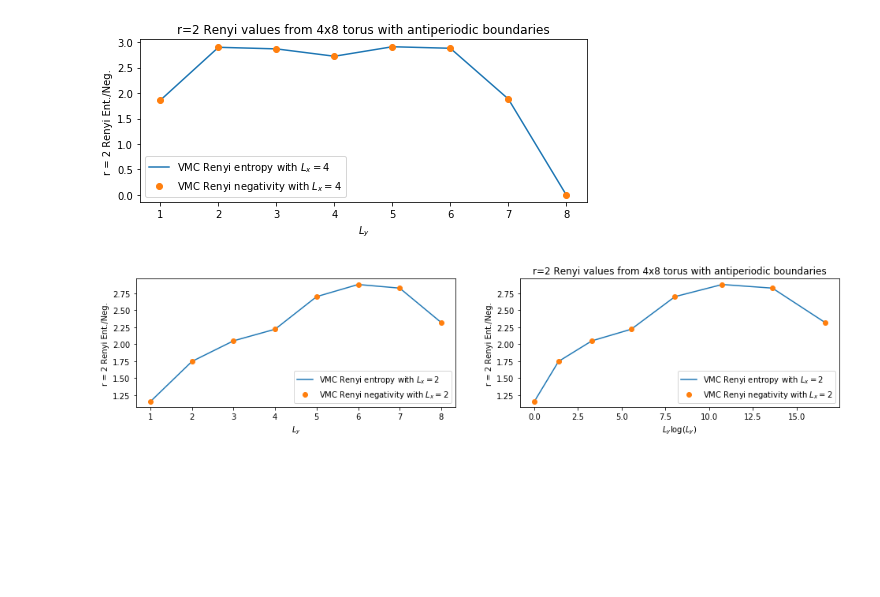
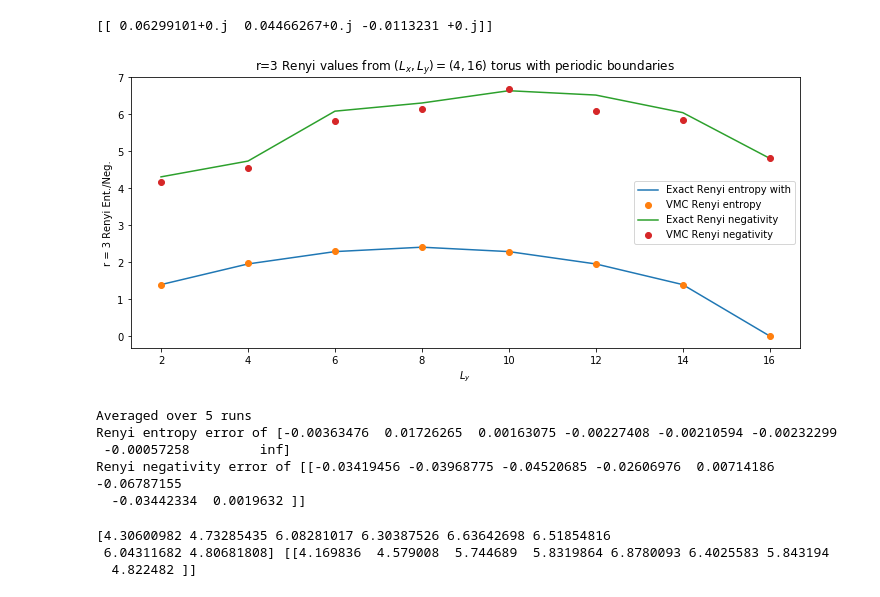
Before and after one commit to hassan-shap/VMC_negativity, a Jupyter notebook: Renyi_N-Negativity_2D.ipynb, the cells around one changed output. Saved outputs shown, nothing was run; the diff lists cells and outputs as text; code cells hidden in the pictures; blank space fills up the shorter version.

```diff
--- a/Renyi_N-Negativity_2D.ipynb
+++ b/Renyi_N-Negativity_2D.ipynb
@@ -354,48 +428,47 @@ Program finished, elapsed time = 1206.5448338985443 sec
+# %%
+print((Nr_vmc.T+Nr_ex)/Nr_ex) #Run multiple iterations
+# %% [output]
+[[ 0.06299101+0.j  0.04466267+0.j -0.0113231 +0.j]]
 # %%
-Nr_vmc_new = np.abs(Nr_vmc)
-Rr_vmc_new = np.abs(Rr_vmc)
+Run += 1
 
-fig = plt.figure(figsize=(8.0, 3.0))
+Nr_ex_r3 += np.abs(Nr_ex)
+Rr_ex_r3 += np.abs(Rr_ex)
+Nr_vmc_r3 += np.abs(Nr_vmc)
+Rr_vmc_r3 += np.abs(Rr_vmc)
+
+N_error = (Nr_vmc_r3.T-Nr_ex_r3)/Nr_ex_r3
+R_error = (Rr_vmc_r3.T-Rr_ex_r3)/Rr_ex_r3
+
+fig = plt.figure(figsize=(12.0, 5.0))
 axes1 = fig.add_subplot(1, 1, 1)
 axes1.set_ylabel("r = %d Renyi Ent./Neg." %(r))
 axes1.set_xlabel('$L_y$',fontsize=10)
 
 
-axes1.plot( Lx_list, Rr_vmc_new, label = 'VMC Renyi entropy with $L_x = 4$')
-axes1.plot( Lx_list, Nr_vmc_new, 'o',label = 'VMC Renyi negativity with $L_x = 4$')
+axes1.plot( Ly_list, Rr_ex_r3/Run, label = 'Exact Renyi entropy with')
+axes1.plot( Ly_list, Rr_vmc_r3/Run, 'o',label = 'VMC Renyi entropy')
+axes1.plot( Ly_list, Nr_ex_r3/Run,label = 'Exact Renyi negativity')
+axes1.plot( Ly_list, Nr_vmc_r3/Run, 'o',label = 'VMC Renyi negativity')
 axes1.legend()
 
-plt.title('r=%d Renyi values from 4x8 torus with antiperiodic boundaries' % (r) )
+plt.title('r=%d Renyi values from $(L_x,L_y) = (4,16) $ torus with periodic boundaries' % (r) )
 
 
 plt.show()
+print("Averaged over %d runs" % (Run))
+print("Renyi entropy error of", R_error)
+print("Renyi negativity error of", N_error)
 # %% [output]
-[figure, old version]
+[figure, new version]
+Averaged over 5 runs
+Renyi entropy error of [-0.00363476  0.01726265  0.00163075 -0.00227408 -0.00210594 -0.00232299
+ -0.00057258         inf]
+Renyi negativity error of [[-0.03419456 -0.03968775 -0.04520685 -0.02606976  0.00714186 -0.06787155
+  -0.03442334  0.0019632 ]]
-# %%
-Nr_vmc_new2 = np.abs(Nr_vmc)
-Rr_vmc_new2 = np.abs(Rr_vmc)
-
-fig = plt.figure(figsize=(16.0, 3.0))
-axes1 = fig.add_subplot(1, 2, 1)
-axes1.set_ylabel("r = %d Renyi Ent./Neg." %(r))
-axes1.set_xlabel('$L_y$',fontsize=10)
-
-
-axes1.plot( Lx_list, Rr_vmc_new2, label = 'VMC Renyi entropy with $L_x = 2$')
-axes1.plot( Lx_list, Nr_vmc_new2, 'o',label = 'VMC Renyi negativity with $L_x = 2$')
-axes1.legend()
-
-axes2 = fig.add_subplot(1, 2, 2)
-axes2.set_ylabel("r = %d Renyi Ent./Neg." %(r))
-axes2.set_xlabel('$L_y \log{(L_y)}$',fontsize=10)
-
-axes2.plot( Ly_list*np.log(Ly_list), Rr_vmc_new2, label = 'VMC Renyi entropy with $L_x = 2$')
-axes2.plot( Ly_list*np.log(Ly_list), Nr_vmc_new2, 'o',label = 'VMC Renyi negativity with $L_x = 2$')
-axes2.legend()
-
-plt.title('r=%d Renyi values from 4x8 torus with antiperiodic boundaries' % (r) )
-
-
-plt.show()
-# %% [output]
-[figure, removed]
+# %%
+print(Nr_ex_r3,Nr_vmc_r3.T)
+# %% [output]
+[4.30600982 4.73285435 6.08281017 6.30387526 6.63642698 6.51854816
+ 6.04311682 4.80681808] [[4.169836  4.579008  5.744689  5.8319864 6.8780093 6.4025583 5.843194
+  4.822482 ]]
```
Also changed, not shown: parts of 4 cells of this notebook.
